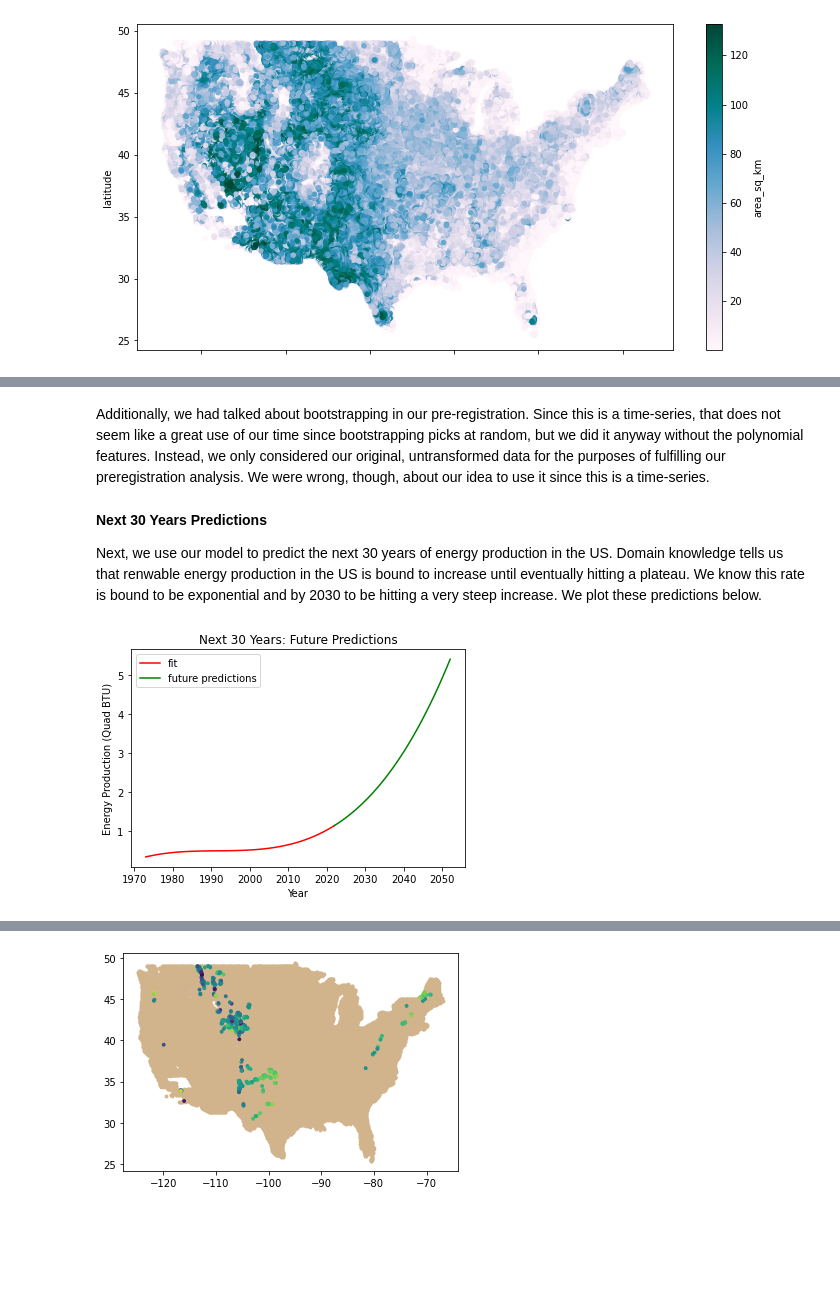
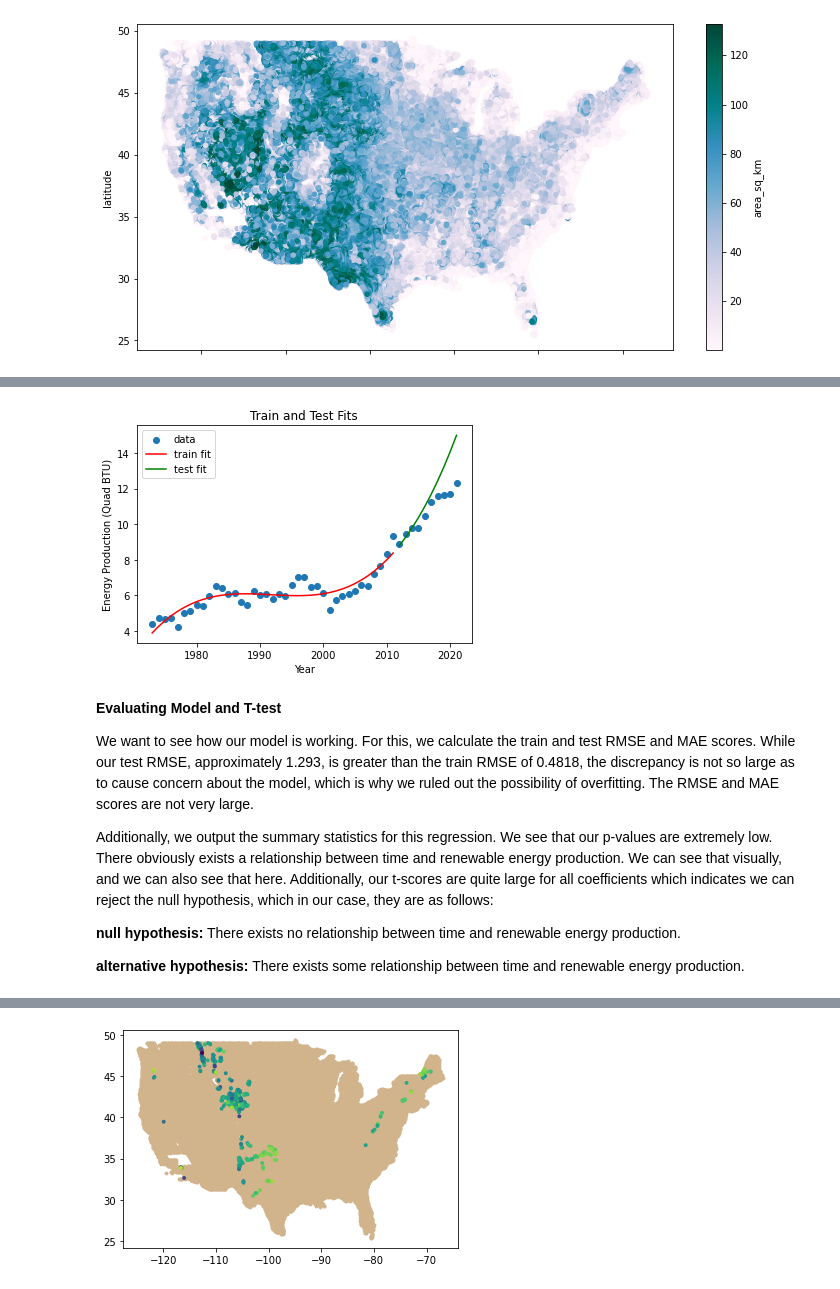
Before and after one commit to akkij26/info_2950, a Jupyter notebook: Phase_2_final.ipynb, the cells around one changed output, grey strips where cells are left out. Drawn from its saved outputs; the diff is of its cells as text; code cells hidden in the pictures; blank space fills up the shorter version.

```diff
--- a/Phase_2_final.ipynb
+++ b/Phase_2_final.ipynb
@@ -540,2 +379,0 @@ strong multicollinearity problems or that the design matrix is singular.
-# %% [markdown]
-Additionally, we had talked about bootstrapping in our pre-registration. Since this is a time-series, that does not seem like a great use of our time since bootstrapping picks at random, but we did it anyway without the polynomial features. Instead, we only considered our original, untransformed data for the purposes of fulfilling our preregistration analysis. We were wrong, though, about our idea to use it since this is a time-series.
@@ -551,23 +379,0 @@ Additionally, we had talked about bootstrapping in our pre-registration. Since t
-# %% [markdown]
-**Next 30 Years Predictions**
-
-Next, we use our model to predict the next 30 years of energy production in the US. Domain knowledge tells us that renwable energy production in the US is bound to increase until eventually hitting a plateau. We know this rate is bound to be exponential and by 2030 to be hitting a very steep increase. We plot these predictions below.
-# %%
-years = np.linspace(2022, 2052, 31)
-years_res = poly.fit_transform(years.reshape(-1,1))
-new_pred = model.predict(years_res)
-
-plt.plot(x, y_predicted, c="red", label = "fit")
-plt.plot(years, new_pred, c = "green", label = "future predictions")
-plt.xlabel('Year')
-plt.ylabel('Energy Production (Quad BTU)')
-plt.title('Next 30 Years: Future Predictions')
-plt.legend(loc='best')
-plt.show()
-
-future_df = pd.DataFrame([])
-future_df['year'] = years
-future_df['Total Renewable Energy Production'] = new_pred
-total_df = pd.concat([annual_df, future_df])
-# %% [output]
-[figure, removed]
@@ -573,0 +426,24 @@ total_df = pd.concat([annual_df, future_df])
+# %%
+annual_df = annual_df.drop([49])
+x = pd.array(annual_df['year'])
+y = pd.array(annual_df['Total Renewable Energy Production'])
+
+poly = PolynomialFeatures(degree=3, include_bias=False)
+x1 = poly.fit_transform(x.reshape(-1,1))
+
+model = LinearRegression().fit(x1, y)
+y_predicted_r = model.predict(x1)
+
+run_regression(x, y, 3, 10, 'Energy Production (Quad BTU)', 1)
+# %% [output]
+[figure, added]
+# %% [markdown]
+**Evaluating Model and T-test**
+
+We want to see how our model is working. For this, we calculate the train and test RMSE and MAE scores. While our test RMSE, approximately 1.293, is greater than the train RMSE of 0.4818, the discrepancy is not so large as to cause concern about the model, which is why we ruled out the possibility of overfitting. The RMSE and MAE scores are not very large.
+
+Additionally, we output the summary statistics for this regression. We see that our p-values are extremely low. There obviously exists a relationship between time and renewable energy production. We can see that visually, and we can also see that here. Additionally, our t-scores are quite large for all coefficients which indicates we can reject the null hypothesis, which in our case, they are as follows:
+
+**null hypothesis:** There exists no relationship between time and renewable energy production.
+
+**alternative hypothesis:** There exists some relationship between time and renewable energy production.
```
Also changed, not shown: parts of 62 cells of this notebook.
